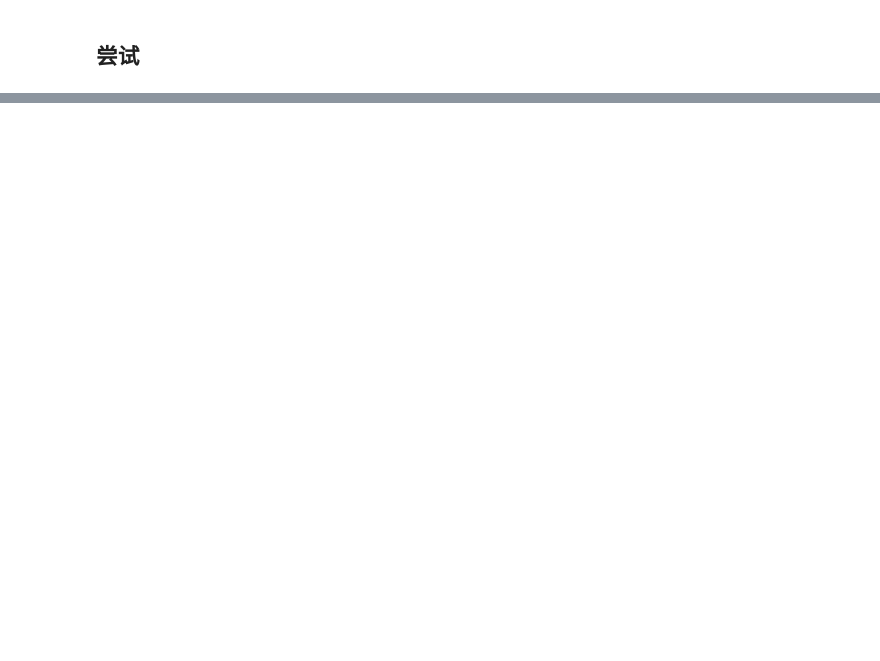
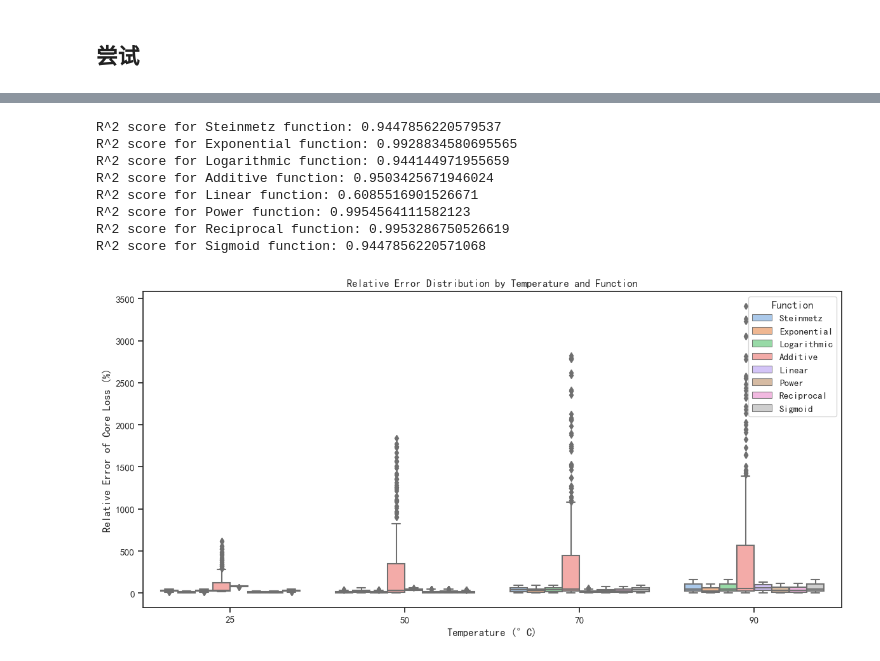
Before and after one commit to DURUII/Contest-CPMCM2024-C, a Jupyter notebook: Prob2.ipynb, the cells around one changed output, grey strips where cells are left out. Saved outputs shown, nothing was run; the diff lists cells and outputs as text; code cells hidden in the pictures; blank space fills up the shorter version.

```diff
--- a/Prob2.ipynb
+++ b/Prob2.ipynb
@@ -242,0 +243,65 @@ plt.show()
+# %%
+# ... existing code ...
+
+from sklearn.metrics import r2_score
+
+# curve fitting for all functions
+xdata = df[['freq', 'flux_density_max', 'temp']].values.T
+ydata = df['core_loss'].values
+
+functions = [
+    ('Steinmetz', func_steinmetz),
+    ('Exponential', func_exponential),
+    ('Logarithmic', func_logarithmic),
+    ('Additive', func_additive),
+    ('Linear', func_linear),
+    ('Power', func_power),
+    ('Reciprocal', func_reciprocal),
+    ('Sigmoid', func_sigmoid)
+]
+
+results = {}
+r2_scores = {}
+for name, func in functions:
+    try:
+        popt, _ = curve_fit(func, xdata, ydata, maxfev=10000)  # 增加maxfev参数
+        df[f'core_loss_{name.lower()}'] = func(xdata, *popt)
+        df[f'relative_error_{name.lower()}'] = (np.abs(df['core_loss'] - df[f'core_loss_{name.lower()}']) / df['core_loss']) * 100
+
+        # Calculate R^2 score
+        r2 = r2_score(ydata, df[f'core_loss_{name.lower()}'])
+        r2_scores[name] = r2
+    except Exception as e:
+        print(f"Failed to fit {name} function: {str(e)}")
+
+# Print R^2 scores
+for name, r2 in r2_scores.items():
+    print(f"R^2 score for {name} function: {r2}")
+
+# create a new dataframe for plotting
+plot_df = pd.DataFrame()
+for name, _ in functions:
+    temp_df = df[['temp', f'relative_error_{name.lower()}']].copy()
+    temp_df['Function'] = name
+    temp_df.rename(columns={f'relative_error_{name.lower()}': 'Relative Error'}, inplace=True)
+    plot_df = pd.concat([plot_df, temp_df], ignore_index=True)
+
+# plot boxplot with hue as different functions
+plt.figure(figsize=(12, 6))
+sns.boxplot(data=plot_df, x='temp', y='Relative Error', hue='Function')
+plt.ylabel("Relative Error of Core Loss (%)")
+plt.xlabel("Temperature (°C)")
+plt.title("Relative Error Distribution by Temperature and Function")
+plt.legend(title='Function')
+plt.tight_layout()
+plt.show()
+# %% [output]
+R^2 score for Steinmetz function: 0.9447856220579537
+R^2 score for Exponential function: 0.9928834580695565
+R^2 score for Logarithmic function: 0.944144971955659
+R^2 score for Additive function: 0.9503425671946024
+R^2 score for Linear function: 0.6085516901526671
+R^2 score for Power function: 0.9954564111582123
+R^2 score for Reciprocal function: 0.9953286750526619
+R^2 score for Sigmoid function: 0.9447856220571068
+[figure, added]
```
Also changed, not shown: parts of 6 cells of this notebook.
